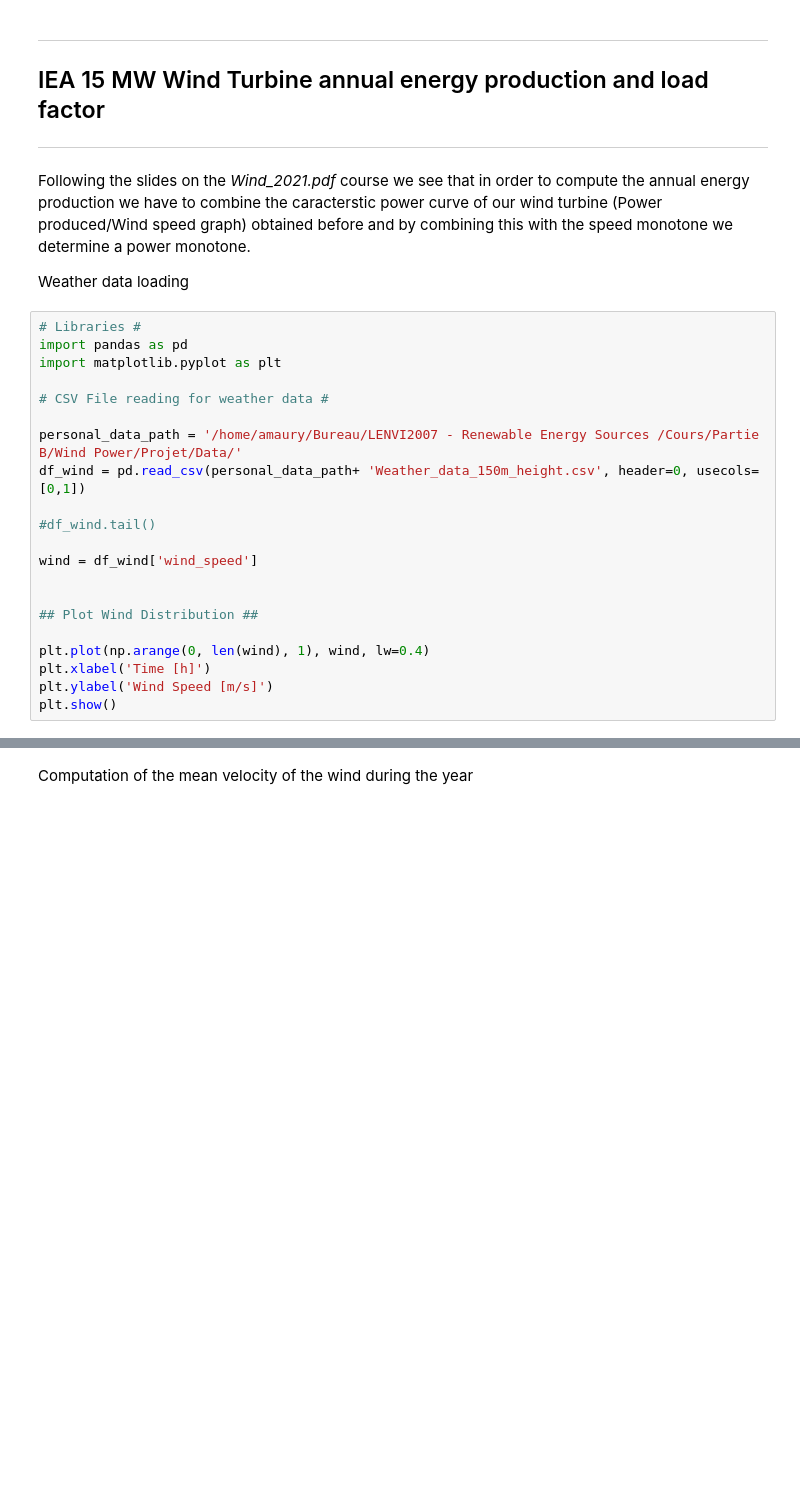
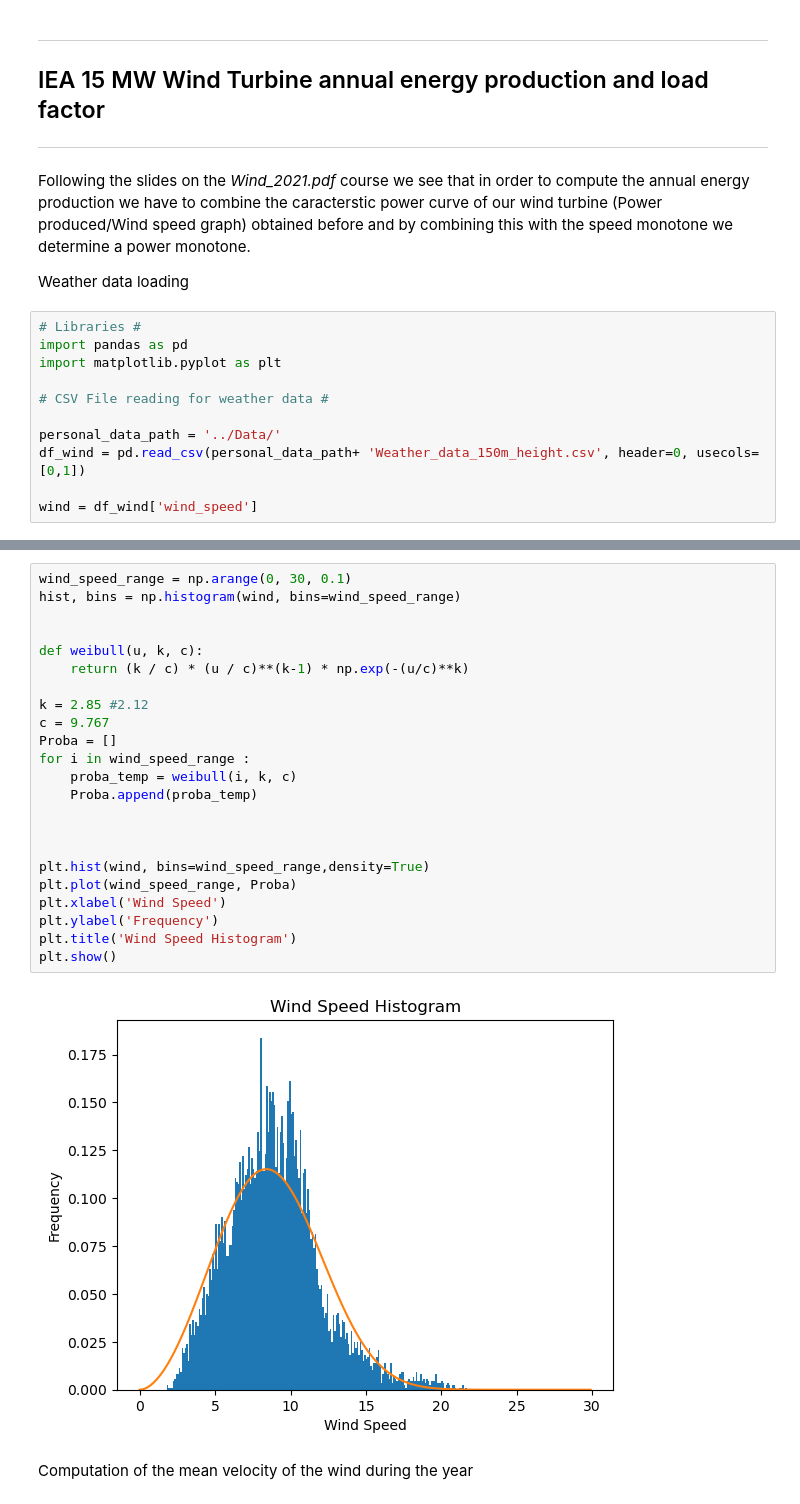
Before and after one commit to AmauryLaridon/LENVI2007---Wind-Turbine-Design, a Jupyter notebook: BEM/Project.ipynb, the cells around one changed output, grey strips where cells are left out. Saved outputs shown, nothing was run; the diff lists cells and outputs as text; blank space fills up the shorter version.

Commit message:
wind weibull

```diff
--- a/BEM/Project.ipynb
+++ b/BEM/Project.ipynb
@@ -477,17 +482,7 @@ import matplotlib.pyplot as plt
 
 # CSV File reading for weather data #
 
-personal_data_path = '/home/amaury/Bureau/LENVI2007 - Renewable Energy Sources /Cours/Partie B/Wind Power/Projet/Data/'
+personal_data_path = '../Data/'
 df_wind = pd.read_csv(personal_data_path+ 'Weather_data_150m_height.csv', header=0, usecols=[0,1])
 
-#df_wind.tail()
-
 wind = df_wind['wind_speed']
-
-
-## Plot Wind Distribution ##
-
-plt.plot(np.arange(0, len(wind), 1), wind, lw=0.4)
-plt.xlabel('Time [h]')
-plt.ylabel('Wind Speed [m/s]')
-plt.show()
@@ -496,3 +498,28 @@ plt.show()
+# %%
+wind_speed_range = np.arange(0, 30, 0.1)
+hist, bins = np.histogram(wind, bins=wind_speed_range)
+
+
+def weibull(u, k, c):
+    return (k / c) * (u / c)**(k-1) * np.exp(-(u/c)**k)
+
+k = 2.85 #2.12
+c = 9.767
+Proba = []
+for i in wind_speed_range :
+    proba_temp = weibull(i, k, c)
+    Proba.append(proba_temp)
+
+
+
+plt.hist(wind, bins=wind_speed_range,density=True)
+plt.plot(wind_speed_range, Proba)
+plt.xlabel('Wind Speed')
+plt.ylabel('Frequency')
+plt.title('Wind Speed Histogram')
+plt.show()
+# %% [output]
+[figure, added]
 # %% [markdown]
 Computation of the mean velocity of the wind during the year
 # %%
```
Also changed, not shown: parts of 5 cells of this notebook.
